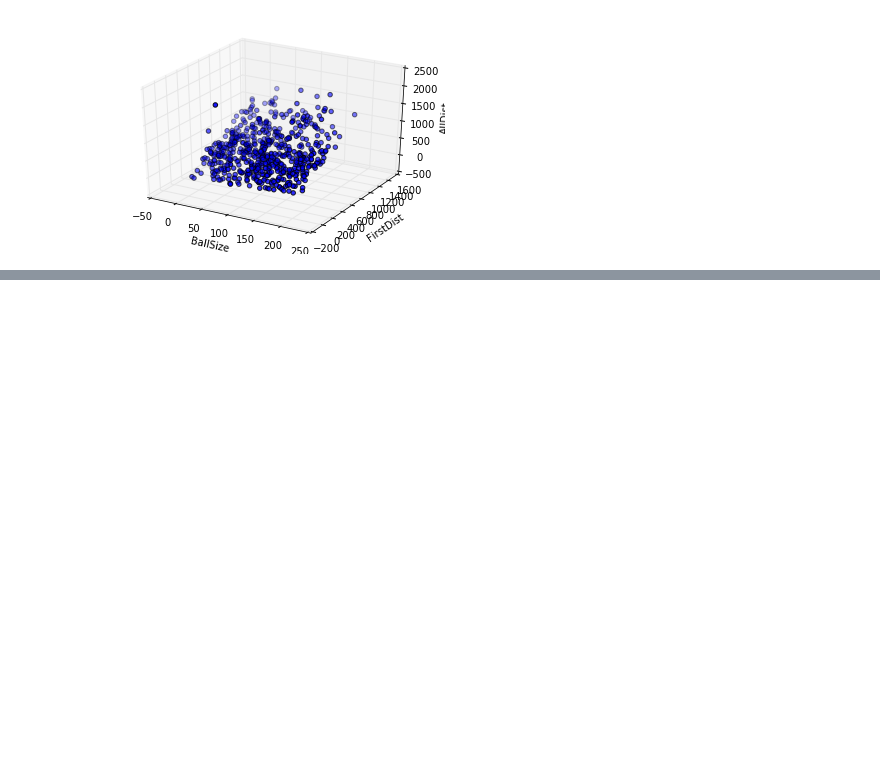
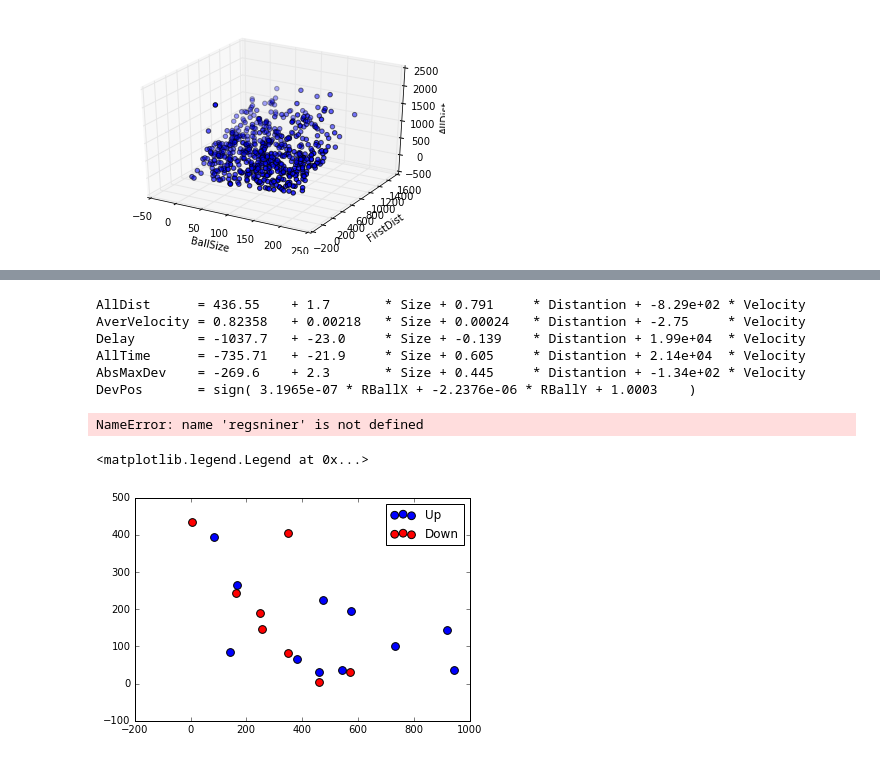
Before and after one commit to ADKosm/Mouse-Tracking, a Jupyter notebook: Mouse Tracking.ipynb, the cells around one changed output, grey strips where cells are left out. Saved outputs shown, nothing was run; the diff lists cells and outputs as text; code cells hidden in the pictures; blank space fills up the shorter version.

Commit message:
Prepare formulas. Need data.

```diff
--- a/Mouse Tracking.ipynb
+++ b/Mouse Tracking.ipynb
@@ -196,6 +196,8 @@ def inertion_d(obj): # length, time
     third_intersect = point # третье пересечение - возвражение обратно в шарик (корректировка)
     return (max_len, obj['data'][third_intersect]['time']-obj['data'][second_intersect]['time'])
 
+def relative_coords(obj):
+    return (abs(obj['ballX']-obj['data'][0]['x']), abs(obj['ballY']-obj['data'][0]['y']))
 #----- Agreration Data -----------
 
 # Перед тем как использовать эту функцию, убедитесь, что в папку all_tests загруженны все ваши тесты
@@ -205,11 +207,11 @@ def get_test_data(number):
     raw_data = [load_test(x) for x in range(1, number_of_tests())]
     functions = [
         [lambda x: x['ballX'], lambda x: x['ballY'], lambda x: x['ballSize'], right_or_left, first_distance, all_distance, searching_delay, all_time, average_velocity, max_deviation, lambda x: inertion(x)[0], lambda x: inertion(x)[1], lambda x: x['shots']],
-        [lambda x: x['ballX'], lambda x: x['ballY'], lambda x: x['ballSize'], first_distance, ball_velocity, correl, all_distance, all_time, average_velocity, lambda x: abs(max_deviation_d(x)), lambda x: sgn(1, max_deviation_d(x)), delay_d, lambda x: inertion_d(x)[0], lambda x: inertion_d(x)[1]]
+        [lambda x: relative_coords(x)[0], lambda x: relative_coords(x)[1], lambda x: x['ballSize'], first_distance, ball_velocity, correl, all_distance, all_time, average_velocity, lambda x: abs(max_deviation_d(x)), lambda x: sgn(1, max_deviation_d(x)), delay_d, lambda x: inertion_d(x)[0], lambda x: inertion_d(x)[1]]
     ]
     cols = [
         ['BallX', 'BallY', 'BallSize', 'RorL', 'FirstDist', 'AllDist', 'Delay', 'AllTime', 'AverVelocity', 'MaxDev', 'InerLen', 'InerTime', 'Shots'],
-        ['BallX', 'BallY', 'BallSize', 'FirstDist', 'BallVelocity', 'Correlation', 'AllDist', 'AllTime', 'AverVelocity', 'AbsMaxDev', 'UpOrDown', 'Delay', 'InerLen', 'InerTime']
+        ['RBallX', 'RBallY', 'BallSize', 'FirstDist', 'BallVelocity', 'Correlation', 'AllDist', 'AllTime', 'AverVelocity', 'AbsMaxDev', 'UpOrDown', 'Delay', 'InerLen', 'InerTime']
     ]
     return pd.DataFrame.from_records([[f(x) for f in functions[number-1]] for x in raw_data], columns=cols[number-1])
 # %%
@@ -401,0 +369,54 @@ data2[:100]
+# %%
+# --- FOR NOT CORRELATE ----
+pparamsncorr = ['AllDist', 'Delay', 'AllTime', 'AverVelocity', 'AbsMaxDev']
+
+regsncorr = {}
+for p in pparamsncorr:
+    regsncorr[p] = linear_model.LinearRegression()
+    regsncorr[p].fit(data2ncorr[['BallSize', 'FirstDist', 'BallVelocity']], data2ncorr[p])
+
+def print_regs_ncorr():
+    for p in regsncorr.keys():
+        print("{0:<12} = {1:<9.5} + {2:<9.3} * Size + {3:<9.3} * Distantion + {4:<9.3} * Velocity".format(p, regsncorr[p].intercept_, regsncorr[p].coef_[0], regsncorr[p].coef_[1], regsncorr[p].coef_[2]))
+
+devPos = svm.SVC(kernel='linear')
+devPos.fit(data2ncorr[['RBallX', 'RBallY']], data2ncorr['UpOrDown'])
+
+def print_dev_ncorr():
+    xx, yy = 0, 0
+    for i in range(len(devPos.dual_coef_[0])):
+        xx+=devPos.dual_coef_[0][i]*devPos.support_vectors_[i][0]
+        yy+=devPos.dual_coef_[0][i]*devPos.support_vectors_[i][1]
+    print("DevPos       = sign( {0:<9.5} * RBallX + {1:<9.5} * RBallY + {2:<9.5} )".format(xx, yy, devPos.intercept_[0]))
+
+print_regs_ncorr()
+print_dev_ncorr()
+# %% [output]
+AllDist      = 436.55    + 1.7       * Size + 0.791     * Distantion + -8.29e+02 * Velocity
+AverVelocity = 0.82358   + 0.00218   * Size + 0.00024   * Distantion + -2.75     * Velocity
+Delay        = -1037.7   + -23.0     * Size + -0.139    * Distantion + 1.99e+04  * Velocity
+AllTime      = -735.71   + -21.9     * Size + 0.605     * Distantion + 2.14e+04  * Velocity
+AbsMaxDev    = -269.6    + 2.3       * Size + 0.445     * Distantion + -1.34e+02 * Velocity
+DevPos       = sign( 3.1965e-07 * RBallX + -2.2376e-06 * RBallY + 1.0003    )
+# %%
+pparamsiner = ['InerTime', 'InerLen']
+
+regsiner = {}
+for p in pparamsiner:
+    regsiner[p] = linear_model.LinearRegression()
+    regsiner[p].fit(data2iner[['BallSize', 'FirstDist', 'BallVelocity']], data2iner[p])
+
+for p in regsiner.keys():
+        print("{0:<12} = {1:<9.5} + {2:<9.3} * Size + {3:<9.3} * Distantion + {4:<9.3} * Velocity".format(p, regsiner[p].intercept_, regsiner[p].coef_[0], regsniner[p].coef_[1], regsiner[p].coef_[2]))
+# %% [output]
+NameError: name 'regsniner' is not defined
+# %%
+cond = data2.UpOrDown > 0
+subset_a = data2[cond].dropna()
+subset_b = data2[~cond].dropna()
+plt.scatter(subset_a.RBallX, subset_a.RBallY, s=60, c='b', label='Up')
+plt.scatter(subset_b.RBallX, subset_b.RBallY, s=60, c='r', label='Down')
+plt.legend()
+# %% [output]
+<matplotlib.legend.Legend at 0x...>
+[figure, added]
```
Also changed, not shown: parts of 7 cells of this notebook.
